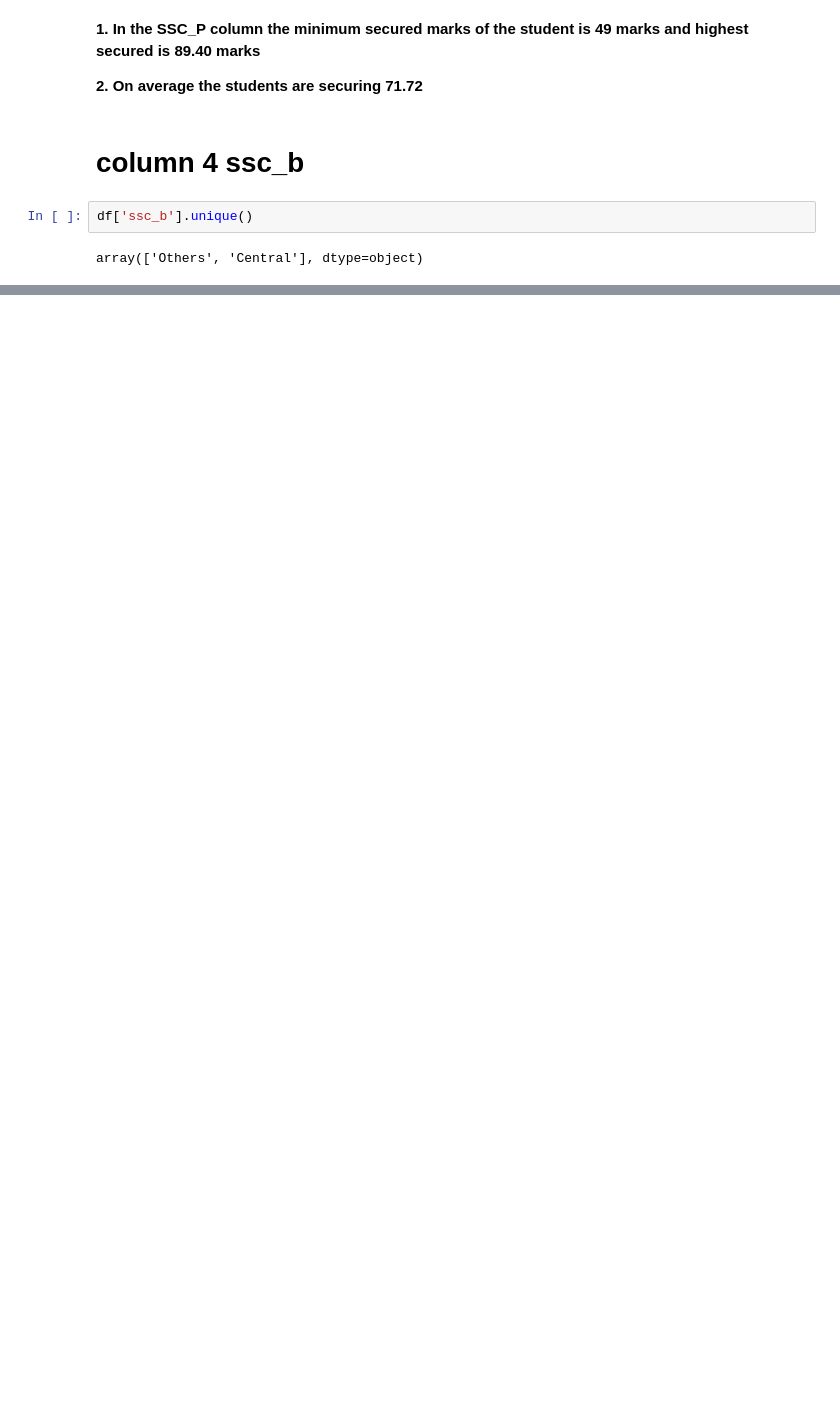
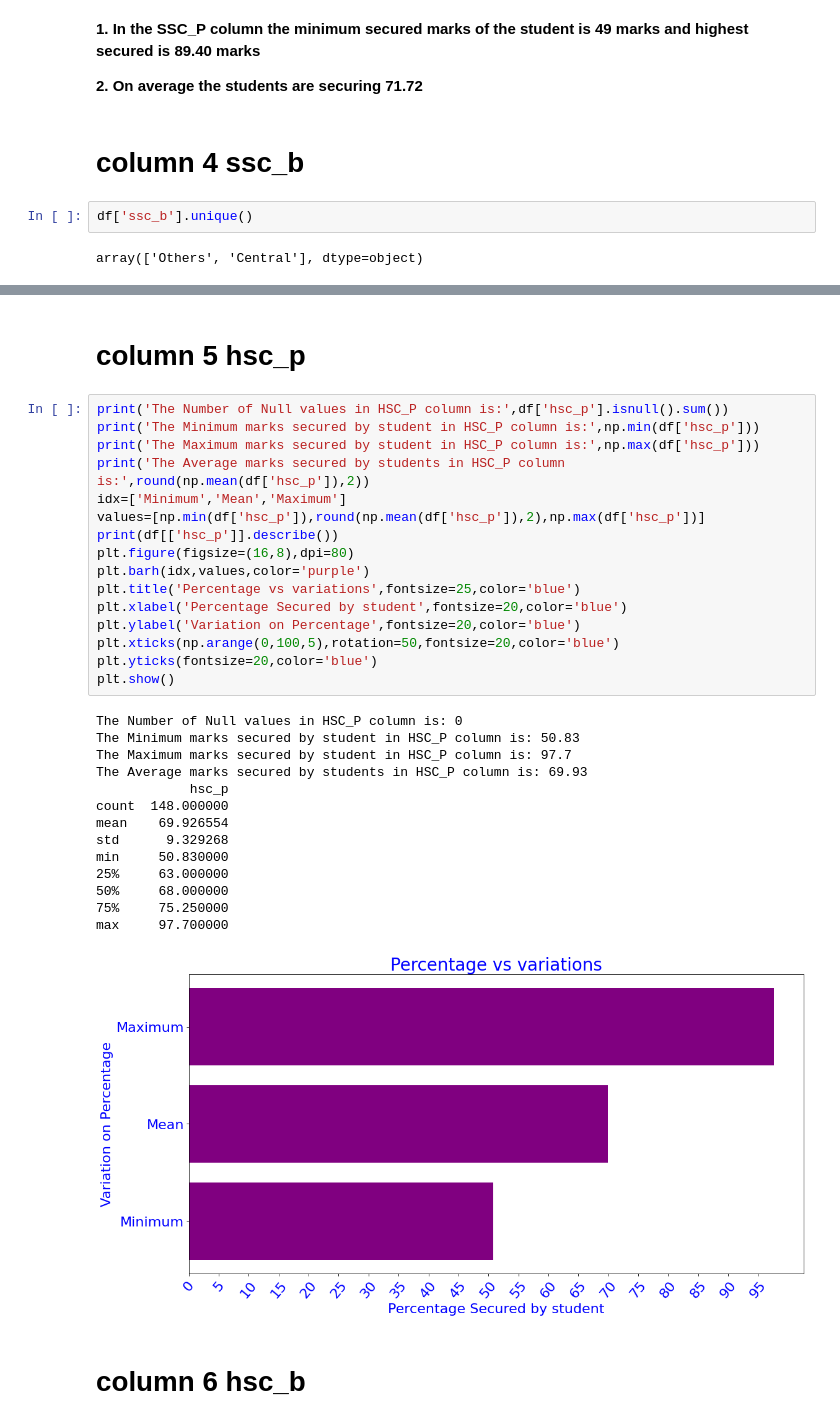
Before and after one commit to Manikandan-professional/Placements-Data-Analysis, a Jupyter notebook: Placements_Data_Analysis.ipynb, the cells around one changed output, grey strips where cells are left out. Saved outputs shown, nothing was run; the diff lists cells and outputs as text; blank space fills up the shorter version.

```diff
--- a/Placements_Data_Analysis.ipynb
+++ b/Placements_Data_Analysis.ipynb
@@ -166,0 +157,35 @@ The Average marks secured by students in SSC_P column is: 71.72
+# %% [markdown]
+# column 5 hsc_p
+# %%
+print('The Number of Null values in HSC_P column is:',df['hsc_p'].isnull().sum())
+print('The Minimum marks secured by student in HSC_P column is:',np.min(df['hsc_p']))
+print('The Maximum marks secured by student in HSC_P column is:',np.max(df['hsc_p']))
+print('The Average marks secured by students in HSC_P column is:',round(np.mean(df['hsc_p']),2))
+idx=['Minimum','Mean','Maximum']
+values=[np.min(df['hsc_p']),round(np.mean(df['hsc_p']),2),np.max(df['hsc_p'])]
+print(df[['hsc_p']].describe())
+plt.figure(figsize=(16,8),dpi=80)
+plt.barh(idx,values,color='purple')
+plt.title('Percentage vs variations',fontsize=25,color='blue')
+plt.xlabel('Percentage Secured by student',fontsize=20,color='blue')
+plt.ylabel('Variation on Percentage',fontsize=20,color='blue')
+plt.xticks(np.arange(0,100,5),rotation=50,fontsize=20,color='blue')
+plt.yticks(fontsize=20,color='blue')
+plt.show()
+# %% [output]
+The Number of Null values in HSC_P column is: 0
+The Minimum marks secured by student in HSC_P column is: 50.83
+The Maximum marks secured by student in HSC_P column is: 97.7
+The Average marks secured by students in HSC_P column is: 69.93
+            hsc_p
+count  148.000000
+mean    69.926554
+std      9.329268
+min     50.830000
+25%     63.000000
+50%     68.000000
+75%     75.250000
+max     97.700000
+[figure, added]
+# %% [markdown]
+# column 6 hsc_b
```
Also changed, not shown: parts of 42 cells of this notebook.
